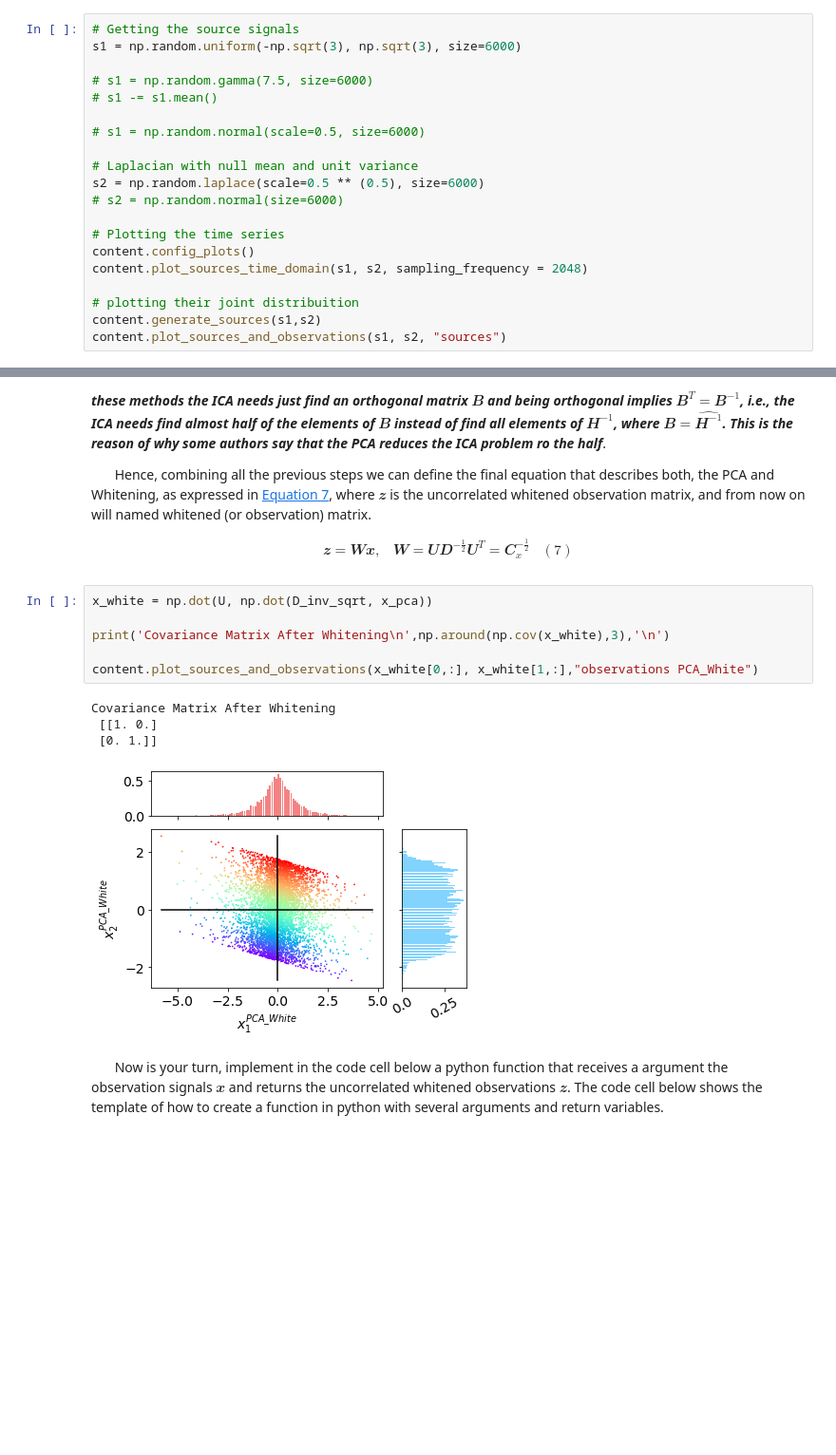
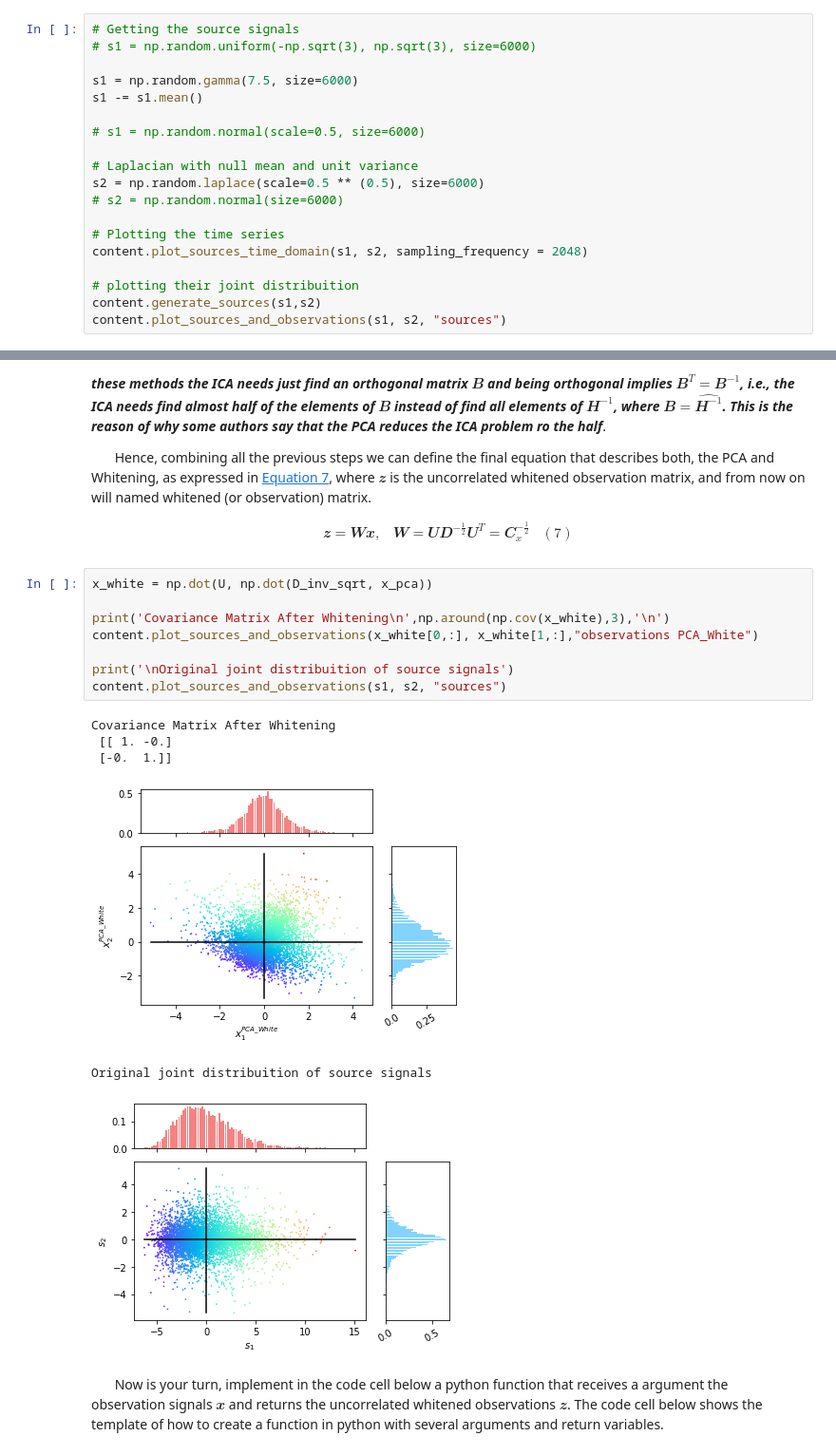
Before and after one commit to AhmadAlmazloum/EMG_Crosstalk_Decomposition_Workshop, a Jupyter notebook: EMG_Crosstalk_Decomposition_Workshop.ipynb, the cells around one changed output, grey strips where cells are left out. Shown: that part at 95% size. Saved outputs shown, nothing was run; the diff lists cells and outputs as text; blank space fills up the shorter version.

```diff
--- a/EMG_Crosstalk_Decomposition_Workshop.ipynb
+++ b/EMG_Crosstalk_Decomposition_Workshop.ipynb
@@ -61,10 +70,10 @@ order of the elements in $𝒔$ and call any of the sources the first one. Forma
 &emsp;&ensp; To ilustrate how the PCA works, consider two random variabels $s_1,s_2$ (source signals), where $s_1$ is a uniform variable and $s_2$ is a laplacian variable, both with zero mean and unit variance. Their joint distribuition is plotted below. Remember, here we know the sources a priori just as a didact form to show the result of the PCA method and compare it to the "true" sources. The objective here is understand the steps of PCA and why when associate with whitening is an important pre-processing step to the ICA.
 # %%
 # Getting the source signals
-s1 = np.random.uniform(-np.sqrt(3), np.sqrt(3), size=6000)
+# s1 = np.random.uniform(-np.sqrt(3), np.sqrt(3), size=6000)
 
-# s1 = np.random.gamma(7.5, size=6000)
-# s1 -= s1.mean()
+s1 = np.random.gamma(7.5, size=6000)
+s1 -= s1.mean()
 
 # s1 = np.random.normal(scale=0.5, size=6000)
 
@@ -73,7 +82,6 @@ s2 = np.random.laplace(scale=0.5 ** (0.5), size=6000)
 # s2 = np.random.normal(size=6000)
 
 # Plotting the time series
-content.config_plots()
 content.plot_sources_time_domain(s1, s2, sampling_frequency = 2048)
 
 # plotting their joint distribuition
@@ -198,13 +199,17 @@ $$\begin{array}{ccc}𝒛 = 𝑾 𝒙, & 𝑾 = 𝑼 𝑫^{-\frac{1}{2}} 𝑼^T =
 # %%
 x_white = np.dot(U, np.dot(D_inv_sqrt, x_pca))
 
 print('Covariance Matrix After Whitening\n',np.around(np.cov(x_white),3),'\n')
+content.plot_sources_and_observations(x_white[0,:], x_white[1,:],"observations PCA_White")
 
-content.plot_sources_and_observations(x_white[0,:], x_white[1,:],"observations PCA_White")
+print('\nOriginal joint distribuition of source signals')
+content.plot_sources_and_observations(s1, s2, "sources")
 # %% [output]
 Covariance Matrix After Whitening
- [[1. 0.]
- [0. 1.]]
+ [[ 1. -0.]
+ [-0.  1.]]
-[figure, old version]
+[figure, new version]
+Original joint distribuition of source signals
+[figure, added]
 # %% [markdown]
 &emsp;&ensp; Now is your turn, implement in the code cell below a python function that receives a argument the observation signals $𝒙$ and returns the uncorrelated whitened observations $𝒛$. The code cell below shows the template of how to create a function in python with several arguments and return variables.
```
Also changed, not shown: parts of 11 cells of this notebook.
